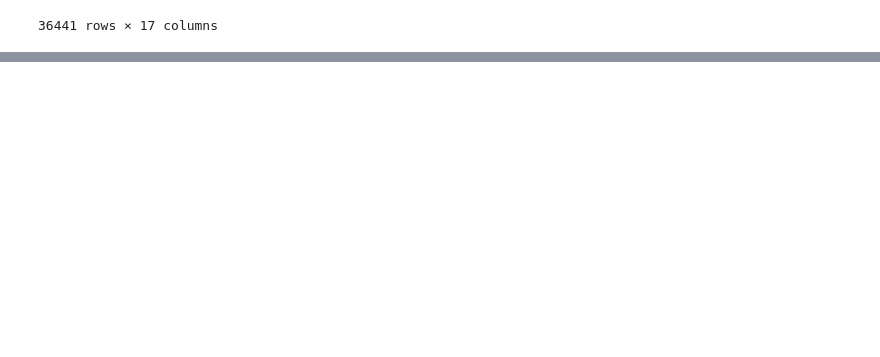
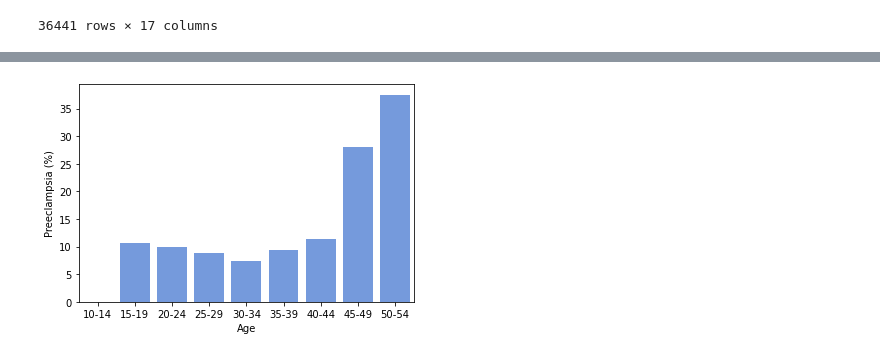
Before and after one commit to rachellb/Bennett_OUDSA5900, a Jupyter notebook: Descriptions/Momi_Descriptions.ipynb, the cells around one changed output, grey strips where cells are left out. Drawn from its saved outputs; the diff is of its cells as text; code cells hidden in the pictures; blank space fills up the shorter version.

```diff
--- a/Descriptions/Momi_Descriptions.ipynb
+++ b/Descriptions/Momi_Descriptions.ipynb
@@ -3184,0 +3185,4 @@ I think a good course of action would be to
+# %%
+parent = os.path.dirname(os.getcwd())
+datapath = os.path.join(parent, 'Preprocess/momiEncoded_061521.csv')
+data = pd.read_csv(datapath)
@@ -3184,0 +3259,6 @@ I think a good course of action would be to
+# %%
+bins = pd.IntervalIndex.from_tuples([(10, 15), (15, 20), (20, 25), (25,30), (30,35), (35,40), (40,45), (45, 50), (50,55)], closed='left')
+
+data['Age Groups'] = pd.cut(data['MotherAge'], bins)
+
+s = pd.cut(data['MotherAge'], bins=bins).value_counts()
@@ -3184,0 +3277,13 @@ I think a good course of action would be to
+# %%
+# Fix MOMI missing values to np.NaN
+data['Age Group'] = 0
+
+data['Age Group'] = np.where(((data['MotherAge'] >=10) & (data['MotherAge'] < 15)), '10-14', data['Age Group'])
+data['Age Group'] = np.where(((data['MotherAge'] >=15) & (data['MotherAge'] < 20)), '15-19', data['Age Group'])
+data['Age Group'] = np.where(((data['MotherAge'] >=20) & (data['MotherAge'] < 25)), '20-24', data['Age Group'])
+data['Age Group'] = np.where(((data['MotherAge'] >=25) & (data['MotherAge'] < 30)), '25-29', data['Age Group'])
+data['Age Group'] = np.where(((data['MotherAge'] >=30) & (data['MotherAge'] < 35)), '30-34', data['Age Group'])
+data['Age Group'] = np.where(((data['MotherAge'] >=35) & (data['MotherAge'] < 40)), '35-39', data['Age Group'])
+data['Age Group'] = np.where(((data['MotherAge'] >=40) & (data['MotherAge'] < 45)), '40-44', data['Age Group'])
+data['Age Group'] = np.where(((data['MotherAge'] >=45) & (data['MotherAge'] < 50)), '45-49', data['Age Group'])
+data['Age Group'] = np.where(((data['MotherAge'] >=50) & (data['MotherAge'] < 55)), '50-54', data['Age Group'])
@@ -3184,0 +3313,7 @@ I think a good course of action would be to
+# %%
+raceCollapsed = (data.groupby('Age Group')['Preeclampsia/Eclampsia'].sum())/data['Age Group'].value_counts().sort_index()*100
+ax = sns.barplot(x=raceCollapsed.index, y=raceCollapsed.values, color='cornflowerblue')
+ax.set(xlabel='Age',ylabel='Preeclampsia (%)')
+plt.savefig('MomiAgePrePreeclampsia.png', dpi=400, bbox_inches = "tight")
+# %% [output]
+[figure, added]
```
Also changed, not shown: parts of 21 cells of this notebook, 13 other files.
